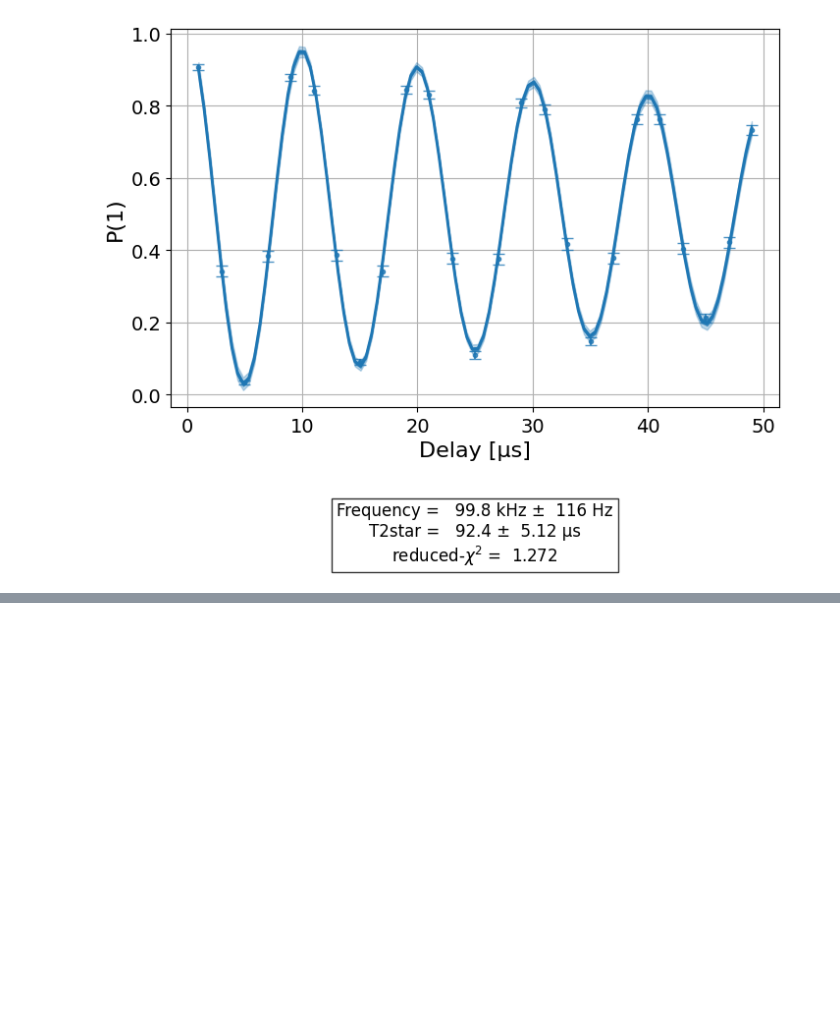
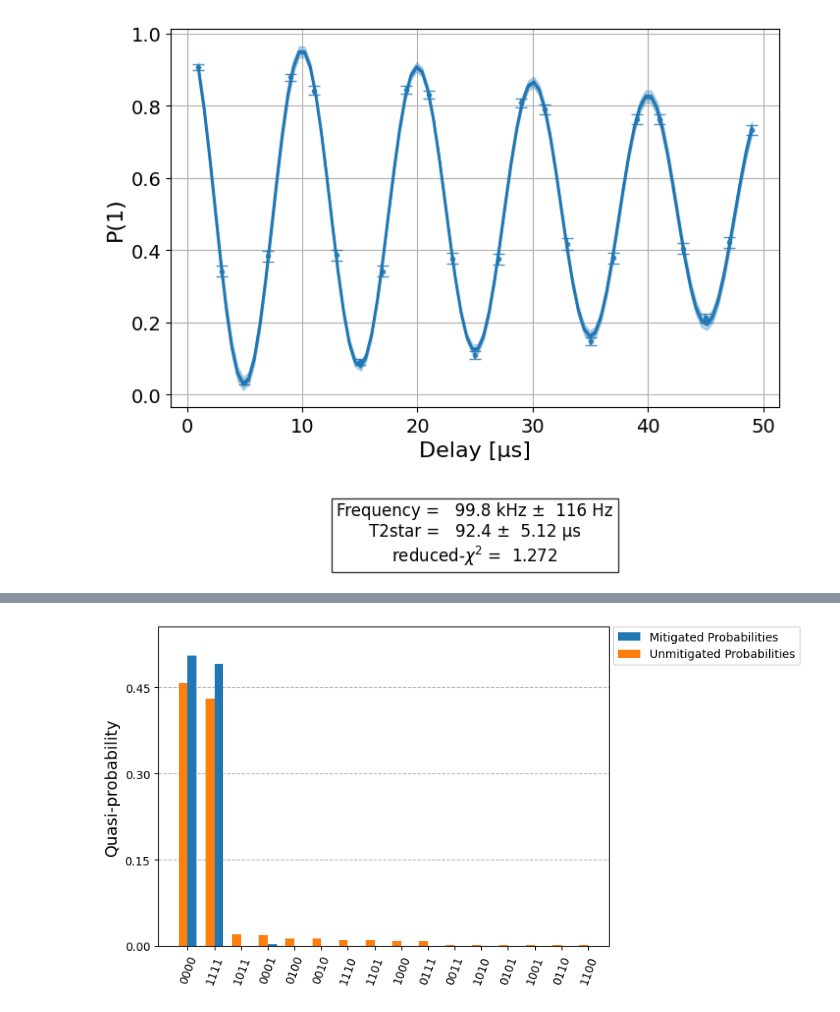
Before and after one commit to dipankardas011/Quantum-Coding, a Jupyter notebook: error-mitigation.ipynb, the cells around one changed output, grey strips where cells are left out. Drawn from its saved outputs; the diff is of its cells as text; code cells hidden in the pictures; blank space fills up the shorter version.

```diff
--- a/error-mitigation.ipynb
+++ b/error-mitigation.ipynb
@@ -389,0 +484,13 @@ display(expdata.figure(1))
+# %%
+qc = QuantumCircuit(num_qubits)
+qc.sx(0)
+for i in range(1, num_qubits):
+    qc.cx(i - 1, i)
+qc.measure_all()
+
+counts = backend.run(qc, shots=shots, seed_simulator=42, method="density_matrix").result().get_counts()
+unmitigated_probs = {label: count / shots for label, count in counts.items()}
+
+mitigated_quasi_probs = mitigator.quasi_probabilities(counts)
+mitigated_stddev = mitigated_quasi_probs._stddev_upper_bound
+mitigated_probs = (mitigated_quasi_probs.nearest_probability_distribution().binary_probabilities())
@@ -389,0 +505,5 @@ display(expdata.figure(1))
+# %%
+legend = ['Mitigated Probabilities', 'Unmitigated Probabilities']
+plot_distribution([mitigated_probs, unmitigated_probs], legend=legend, sort="value_desc", bar_labels=False)
+# %% [output]
+[figure, added]
```
Also changed, not shown: parts of 9 cells of this notebook.
